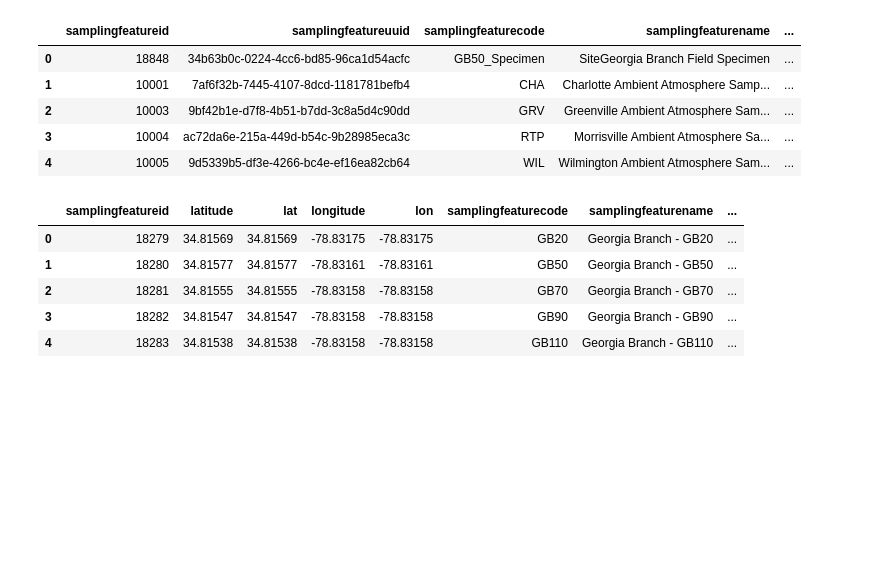
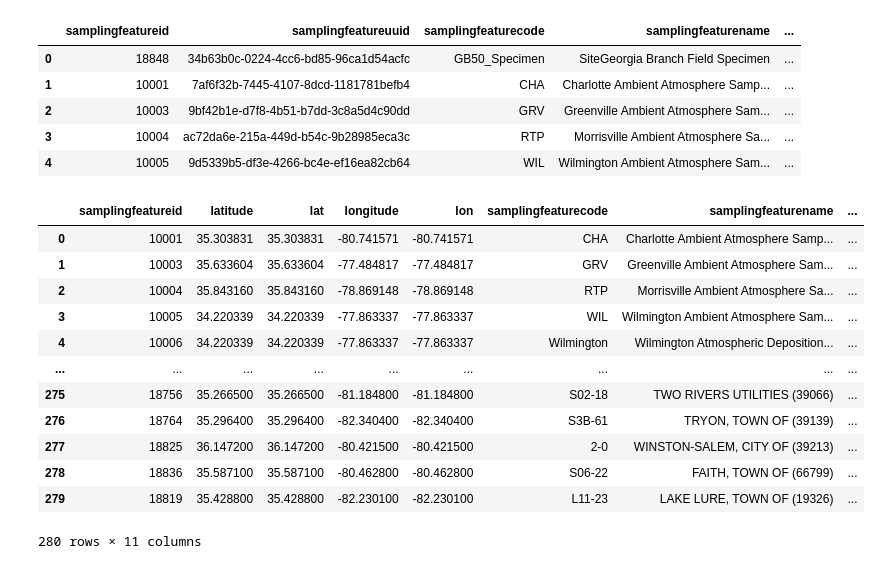
Before and after one commit to jmpmcmanus/ncpfast-ingest, a Jupyter notebook: getSampleFeatures.ipynb, the cells around one changed output. Cells and saved outputs as stored; diff of their text form; code cells hidden in the pictures; blank space fills up the shorter version.

```diff
--- a/getSampleFeatures.ipynb
+++ b/getSampleFeatures.ipynb
@@ -5,7 +5,7 @@ import pandas as pd
 # %%
 def getSamplingData():
     try:
-        conn = psycopg2.connect("dbname='ncpfast_dev' user='django_dev' host='ncpfast-db.edc.renci.org' port='5432' password='MKeeJn9zEqs2T9wm4V3UX'")
+        conn = psycopg2.connect("dbname='ncpfast_dev' user='django_dev' host='ncpfast-db.edc.renci.org' port='5432'")
         cur = conn.cursor()
 
         cur.execute("""select samplingfeatureid, samplingfeatureuuid, samplingfeaturecode, samplingfeaturename,
@@ -51,16 +51,16 @@ df.to_csv(outfile, header=True, index=False)
 # %%
 def getSamplingSiteData():
     try:
-        conn = psycopg2.connect("dbname='ncpfast_dev' user='django_dev' host='ncpfast-db.edc.renci.org' port='5432' password='MKeeJn9zEqs2T9wm4V3UX'")
+        conn = psycopg2.connect("dbname='ncpfast_dev' user='django_dev' host='ncpfast-db.edc.renci.org' port='5432'")
         cur = conn.cursor()
 
         cur.execute("""SELECT s.samplingfeatureid, s.latitude, ST_y(ST_AsText(f.featuregeometry)) AS lat, s.longitude,
                        ST_x(St_AsText(f.featuregeometry)) AS lon, f.samplingfeaturecode, f.samplingfeaturename,
                        f.samplingfeaturedescription, f.samplingfeaturegeotypecv, f.samplingfeaturetypecv, s.sitetypecv
-                       FROM sites s INNER JOIN sampling_features f ON s.samplingfeatureid = f.samplingfeatureid
-                       WHERE f.samplingfeaturecode LIKE 'GB%' OR f.samplingfeaturecode LIKE 'MC%'""")
-
+                       FROM sites s INNER JOIN sampling_features f ON s.samplingfeatureid = f.samplingfeatureid""")
+                       #WHERE f.samplingfeaturecode LIKE 'CHA%'""")
         rows = cur.fetchall()
+        #WHERE f.samplingfeaturecode LIKE 'GB%' OR f.samplingfeaturecode LIKE 'MC%'
 
         df = pd.DataFrame(columns = ['samplingfeatureid', 'latitude', 'lat', 'longitude', 'lon',
                                      'samplingfeaturecode', 'samplingfeaturename','samplingfeaturedescription',
@@ -83,11 +83,18 @@ def getSamplingSiteData():
             conn.close()
 # %%
 df = getSamplingSiteData()
-df.head()
+df
 # %% [output]
 |  | samplingfeatureid | latitude | lat | longitude | lon | samplingfeaturecode | samplingfeaturename | ... |
-| 0 | 18279 | 34.81569 | 34.81569 | -78.83175 | -78.83175 | GB20 | Georgia Branch - GB20 | ... |
-| 1 | 18280 | 34.81577 | 34.81577 | -78.83161 | -78.83161 | GB50 | Georgia Branch - GB50 | ... |
-| 2 | 18281 | 34.81555 | 34.81555 | -78.83158 | -78.83158 | GB70 | Georgia Branch - GB70 | ... |
-| 3 | 18282 | 34.81547 | 34.81547 | -78.83158 | -78.83158 | GB90 | Georgia Branch - GB90 | ... |
-| 4 | 18283 | 34.81538 | 34.81538 | -78.83158 | -78.83158 | GB110 | Georgia Branch - GB110 | ... |
+| 0 | 10001 | 35.303831 | 35.303831 | -80.741571 | -80.741571 | CHA | Charlotte Ambient Atmosphere Samp... | ... |
+| 1 | 10003 | 35.633604 | 35.633604 | -77.484817 | -77.484817 | GRV | Greenville Ambient Atmosphere Sam... | ... |
+| 2 | 10004 | 35.843160 | 35.843160 | -78.869148 | -78.869148 | RTP | Morrisville Ambient Atmosphere Sa... | ... |
+| 3 | 10005 | 34.220339 | 34.220339 | -77.863337 | -77.863337 | WIL | Wilmington Ambient Atmosphere Sam... | ... |
+| 4 | 10006 | 34.220339 | 34.220339 | -77.863337 | -77.863337 | Wilmington | Wilmington Atmospheric Deposition... | ... |
+| ... | ... | ... | ... | ... | ... | ... | ... | ... |
+| 275 | 18756 | 35.266500 | 35.266500 | -81.184800 | -81.184800 | S02-18 | TWO RIVERS UTILITIES (39066) | ... |
+| 276 | 18764 | 35.296400 | 35.296400 | -82.340400 | -82.340400 | S3B-61 | TRYON, TOWN OF (39139) | ... |
+| 277 | 18825 | 36.147200 | 36.147200 | -80.421500 | -80.421500 | 2-0 | WINSTON-SALEM, CITY OF (39213) | ... |
+| 278 | 18836 | 35.587100 | 35.587100 | -80.462800 | -80.462800 | S06-22 | FAITH, TOWN OF (66799) | ... |
+| 279 | 18819 | 35.428800 | 35.428800 | -82.230100 | -82.230100 | L11-23 | LAKE LURE, TOWN OF (19326) | ... |
+280 rows × 11 columns
```
Also changed, not shown: parts of 11 cells of this notebook, 9 other files.
